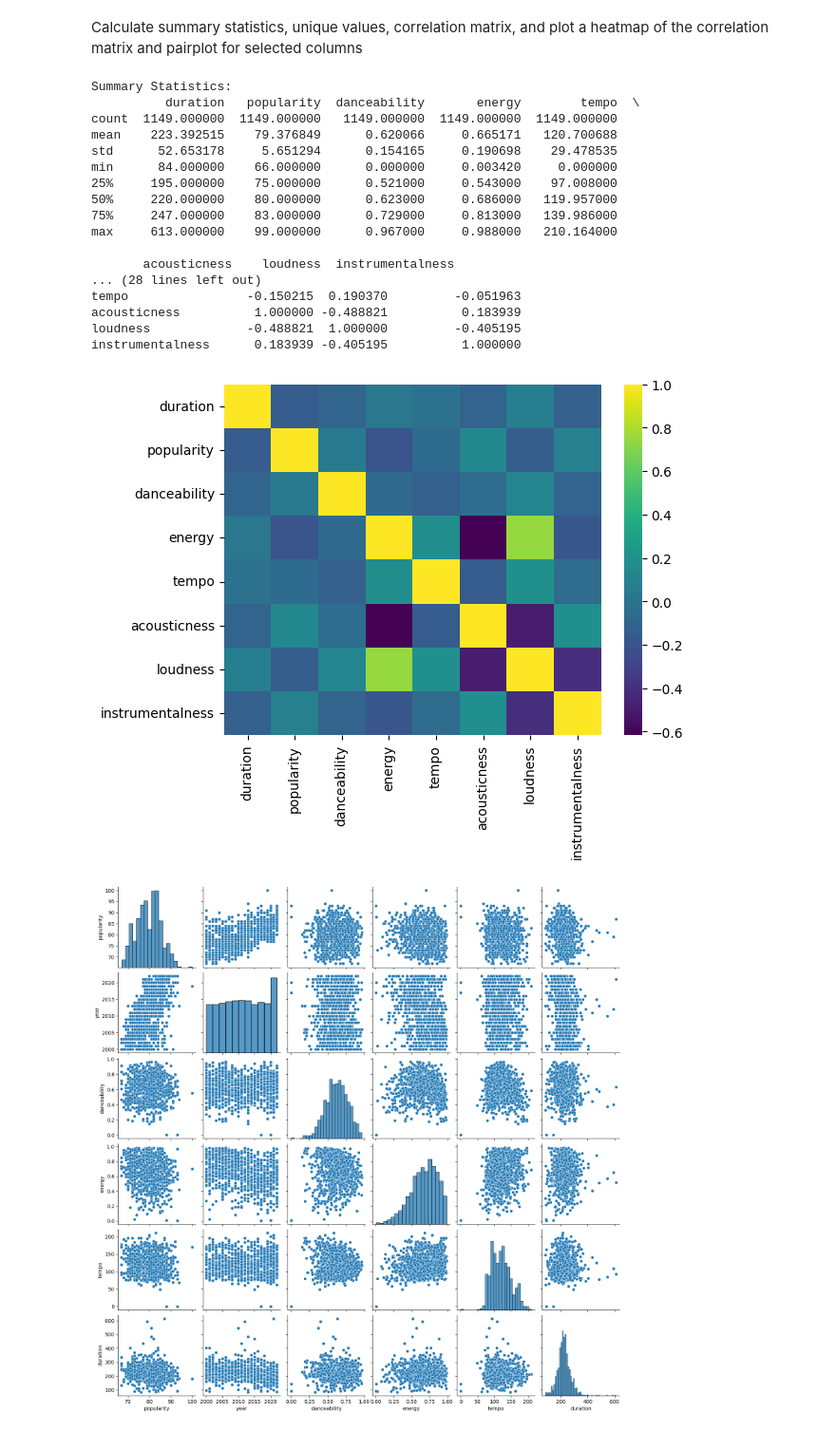
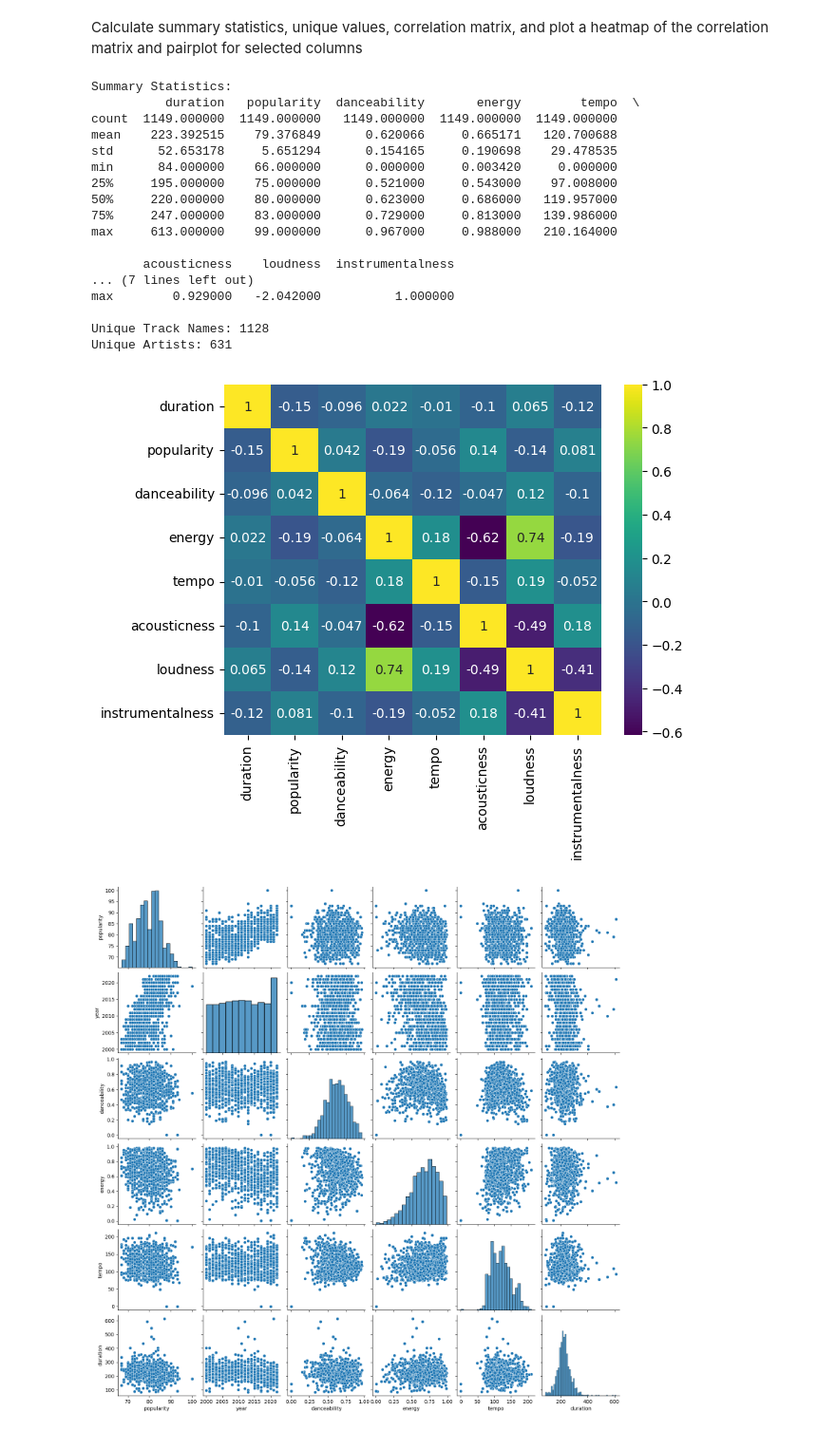
Before and after one commit to uktukt/SheGoesTech_Final_Project, a Jupyter notebook: fp_v1.1.ipynb, the cells around one changed output. Shown at 95% size. Drawn from its saved outputs; the diff is of its cells as text; code cells hidden in the pictures.

```diff
--- a/fp_v1.1.ipynb
+++ b/fp_v1.1.ipynb
@@ -630,46 +630,44 @@ print(df_merged_mysql_mongo.head(1))
 Calculate summary statistics, unique values, correlation matrix, and plot a heatmap of the correlation matrix and pairplot for selected columns
 # %%
 # Summary Statistics
-summary_stats = df_merged_mysql_mongo[['duration', 'popularity', 'danceability',
-                                       'energy', 'tempo', 'acousticness', 'loudness', 'instrumentalness']].describe()
+summary_stats = df_merged_mysql_mongo[['duration', 'popularity', 'danceability', 'energy',
+                                       'tempo', 'acousticness', 'loudness', 'instrumentalness']].describe()
 
 # Unique Values
 unique_track_names = df_merged_mysql_mongo['track_name'].nunique()
 unique_artists = df_merged_mysql_mongo['artist'].nunique()
 
 # Correlation
 correlation_matrix = df_merged_mysql_mongo[['duration', 'popularity', 'danceability', 'energy',
                                             'tempo', 'acousticness', 'loudness', 'instrumentalness']].corr()
 
 print('Summary Statistics:')
 print(summary_stats)
 print('\nUnique Track Names:', unique_track_names)
 print('Unique Artists:', unique_artists)
-print('\nCorrelation Matrix:')
-print(correlation_matrix)
 
-sns.heatmap(df_merged_mysql_mongo[['duration', 'popularity', 'danceability', 'energy', 'tempo',
-                                   'acousticness', 'loudness', 'instrumentalness']].corr(), cmap='viridis')
+sns.heatmap(df_merged_mysql_mongo[['duration', 'popularity', 'danceability', 'energy', 'tempo', 'acousticness',
+                                   'loudness', 'instrumentalness']].corr(), annot=True, cmap='viridis')
 plt.show()
 # %% [output]
 Summary Statistics:
           duration   popularity  danceability       energy        tempo  \
 count  1149.000000  1149.000000   1149.000000  1149.000000  1149.000000
 mean    223.392515    79.376849      0.620066     0.665171   120.700688
 std      52.653178     5.651294      0.154165     0.190698    29.478535
 min      84.000000    66.000000      0.000000     0.003420     0.000000
 25%     195.000000    75.000000      0.521000     0.543000    97.008000
 50%     220.000000    80.000000      0.623000     0.686000   119.957000
 75%     247.000000    83.000000      0.729000     0.813000   139.986000
 max     613.000000    99.000000      0.967000     0.988000   210.164000
 
        acousticness    loudness  instrumentalness
-... (28 lines left out)
-tempo                -0.150215  0.190370         -0.051963
-acousticness          1.000000 -0.488821          0.183939
-loudness             -0.488821  1.000000         -0.405195
-instrumentalness      0.183939 -0.405195          1.000000
+... (7 lines left out)
+max        0.929000   -2.042000          1.000000
+
+Unique Track Names: 1128
+Unique Artists: 631
-[figure, old version]
+[figure, new version]
 # %%
 sns.pairplot(df_merged_mysql_mongo)
 plt.show()
```
Also changed, not shown: parts of 1 cell of this notebook.
